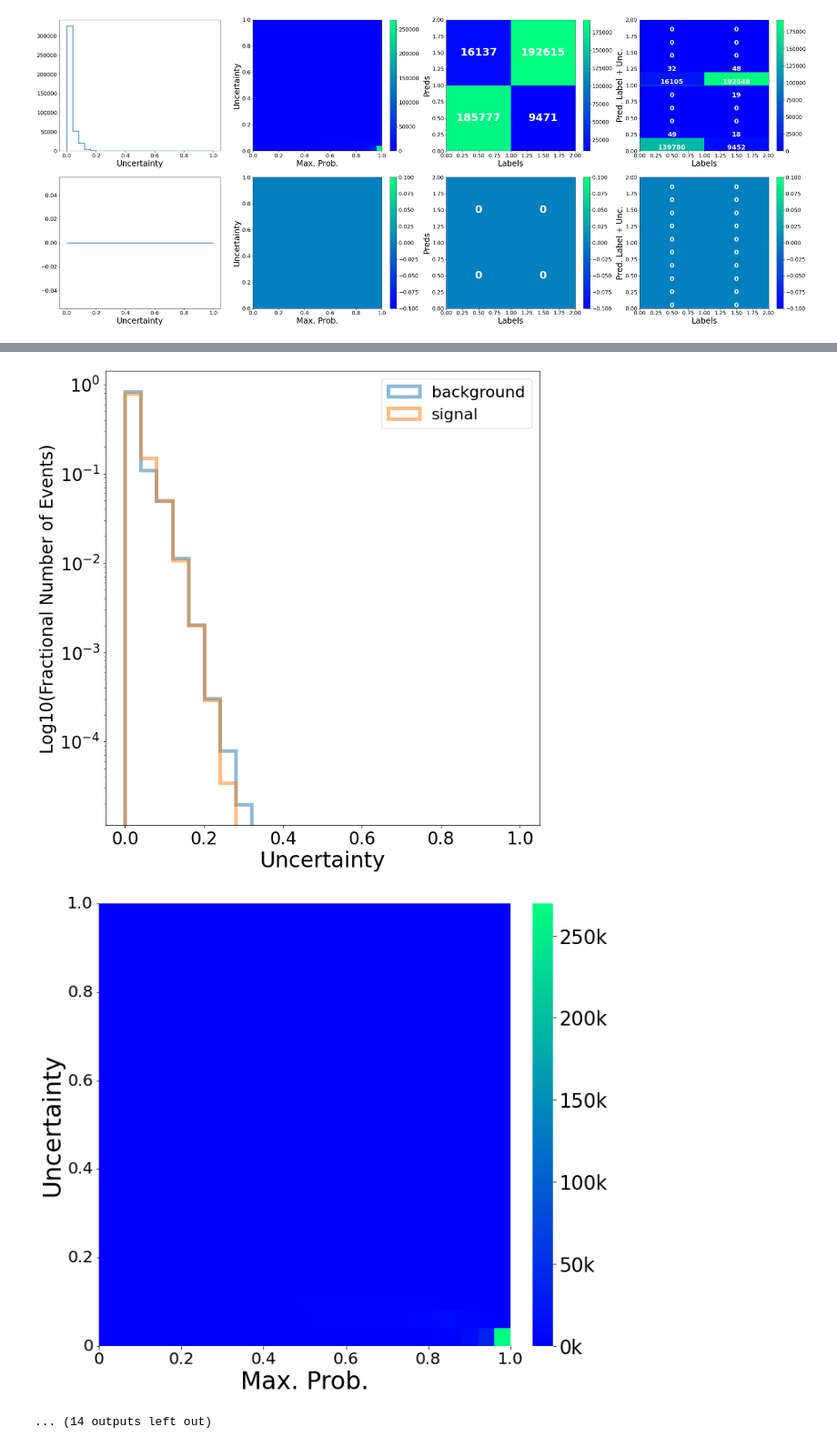
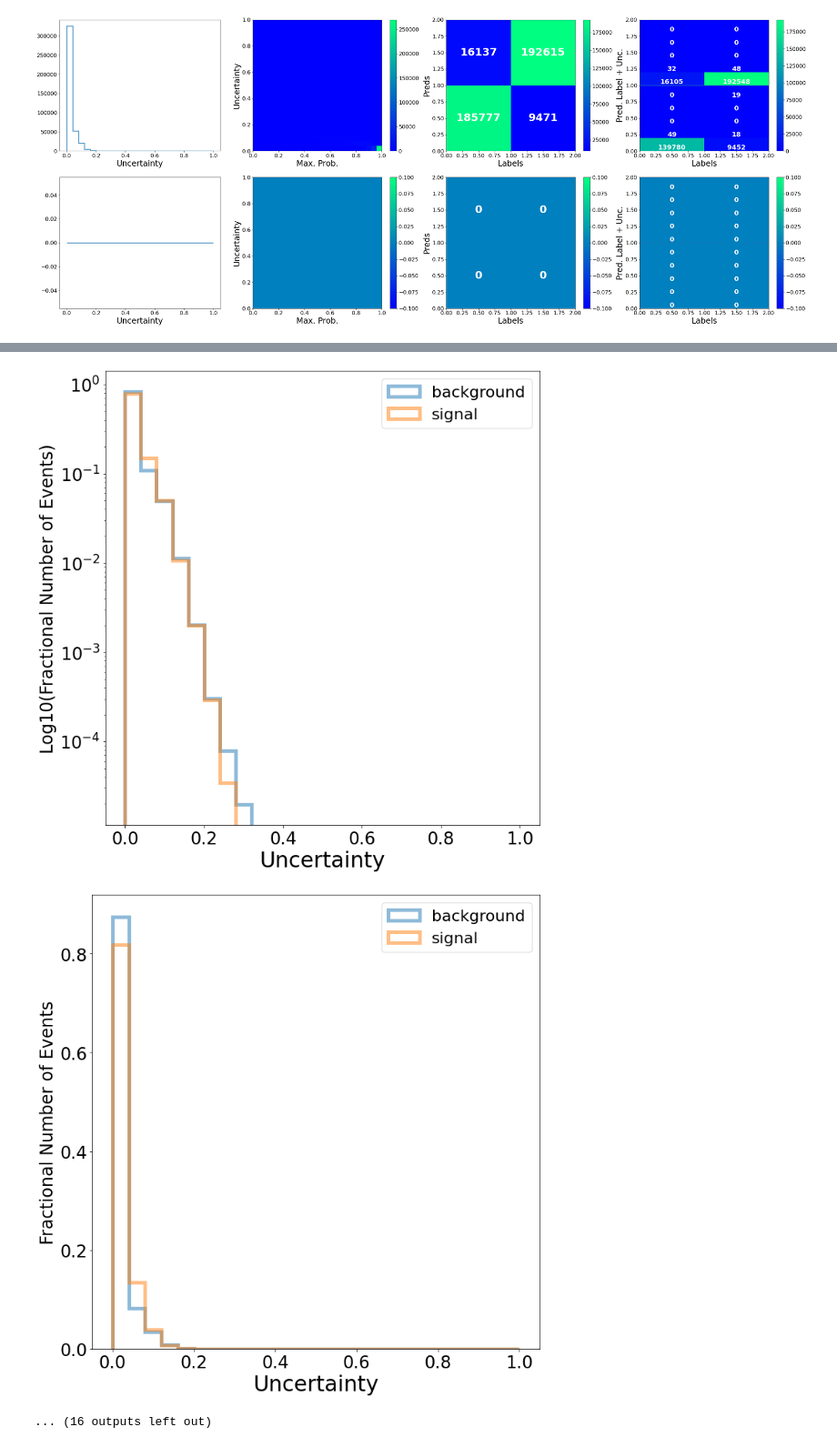
Before and after one commit to FAIR4HEP/PFIN4UQAD, a Jupyter notebook: evaluation/Ensemble-Evaluation.ipynb, the cells around one changed output, grey strips where cells are left out. Shown: that part at 91% size. Cells and saved outputs as stored; diff of their text form; code cells hidden in the pictures.

Commit message:
Update figures p.2

```diff
--- a/evaluation/Ensemble-Evaluation.ipynb
+++ b/evaluation/Ensemble-Evaluation.ipynb
@@ -25,7 +25,7 @@ device = torch.device("cuda" if torch.cuda.is_available() else "cpu")
 # %%
 #optional parameters to only evaluate certain models
 optional_dataset = 'topdata'
-optional_tag = ''
+optional_tag = 'baseline'
 results_dir = 'results/'
 saved_model_loc = "../model/trained_models/"
 saved_model_dict_loc = "../model/trained_model_dicts/"
@@ -225,6 +225,33 @@ for modelname in result_files:
         plt.tight_layout()
         plt.savefig("{}/unc_class_{}.pdf".format(savefolder, types), dpi = 150, bbox_inches='tight')
 
+    if "baseline" in key:
+        for types in ['normal', 'log']:
+            # Uncertainty distribution
+            plt.figure(figsize=(10,10))
+            ax = plt.gca()
+
+            for i in range(len(uniq_names)):
+                indices = np.in1d(labels, np.where(groups == uniq_names[i])[0])
+                if np.any(indices & oods) and "skip" in key:
+                    lstyle = '--'
+                    lbel = f"{uniq_names[i]} (OOD)"
+                else:
+                    lstyle = '-'
+                    lbel = uniq_names[i]
+                ax.hist(uncs[(labels == preds) & indices], bins=np.arange(0.,1.01,0.04), label=lbel, alpha = 0.5, histtype = 'step', linewidth = 5, linestyle = lstyle, weights = (1./len(uncs[(labels == preds) & indices])) * np.ones_like(uncs[(labels == preds) & indices]))
+            ax.legend(fontsize = 22)
+            # ax.set_aspect((ax.get_xlim()[1] - ax.get_xlim()[0]) / (ax.get_ylim()[1] - ax.get_ylim()[0]))
+            ax.set_xlabel("Uncertainty".replace("Unc", mult_label), fontsize=30)
+            ax.set_ylabel("Fractional Number of Events", fontsize = 24)
+            if 'log' in types:
+                ax.set_ylabel("Log10(Fractional Number of Events)", fontsize = 24)
+                ax.set_yscale('log')
+            ax.tick_params(axis='both', which='major', labelsize=24)
+            ax.yaxis.get_offset_text().set_fontsize(24)
+            plt.tight_layout()
+            plt.savefig("{}/unc_correct_class_{}.pdf".format(savefolder, types), dpi = 150, bbox_inches='tight')
+
 
     filetypes = ['total', f1, f2]
     indices = [oods | ~oods, ~oods, oods]
@@ -328,32 +355,32 @@ for modelname in result_files:
                     plt.Rectangle((i, 5*i), 1, 5,
                                   fill=False, edgecolor='black', linewidth=3, zorder=3, clip_on=False)
                 )
 
             ax[0].set_yticks(np.arange(0, 5*l_max, 5))
             ax[0].set_yticklabels(np.arange(0, l_max), rotation=0)
             uacm_fsize = 24
             if "jetclass" in key:
                 uacm_fsize = 16
             ax[0].tick_params(axis='both', which='major', labelsize=uacm_fsize)
             cbar = heatmap.collections[0].colorbar
             cbar.ax.tick_params(labelsize=uacm_fsize)
             cbar.ax.yaxis.get_offset_text().set_fontsize(uacm_fsize)
             if ('topdata' in key or 'jetnet' in key) and 'normal' in types:
                 tick_values = cbar.get_ticks()
                 cbar.set_ticklabels([f'{int(tick / 1000)}k' for tick in tick_values])
             plt.tight_layout()
             plt.savefig("{}/labels_preds_unc_{}.pdf".format(savefolder, filetype), dpi = 150, bbox_inches='tight')
 # %% [output]
 Ensemble_topdata_baseline
 [figure]
 [figure]
 [figure]
 [figure]
 [figure]
 [figure]
 [figure]
 [figure]
 [figure]
 [figure]
-[figure, old version]
+[figure, new version]
-... (14 outputs left out)
+... (16 outputs left out)
```
Also changed, not shown: 2 other files.
